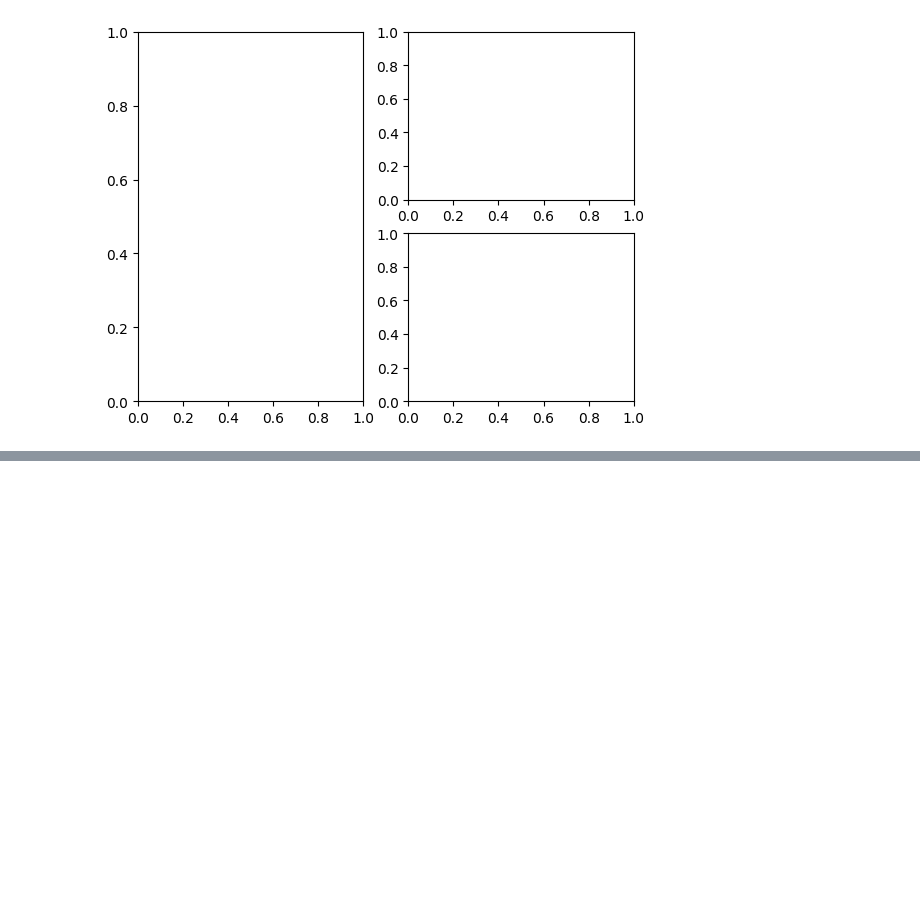
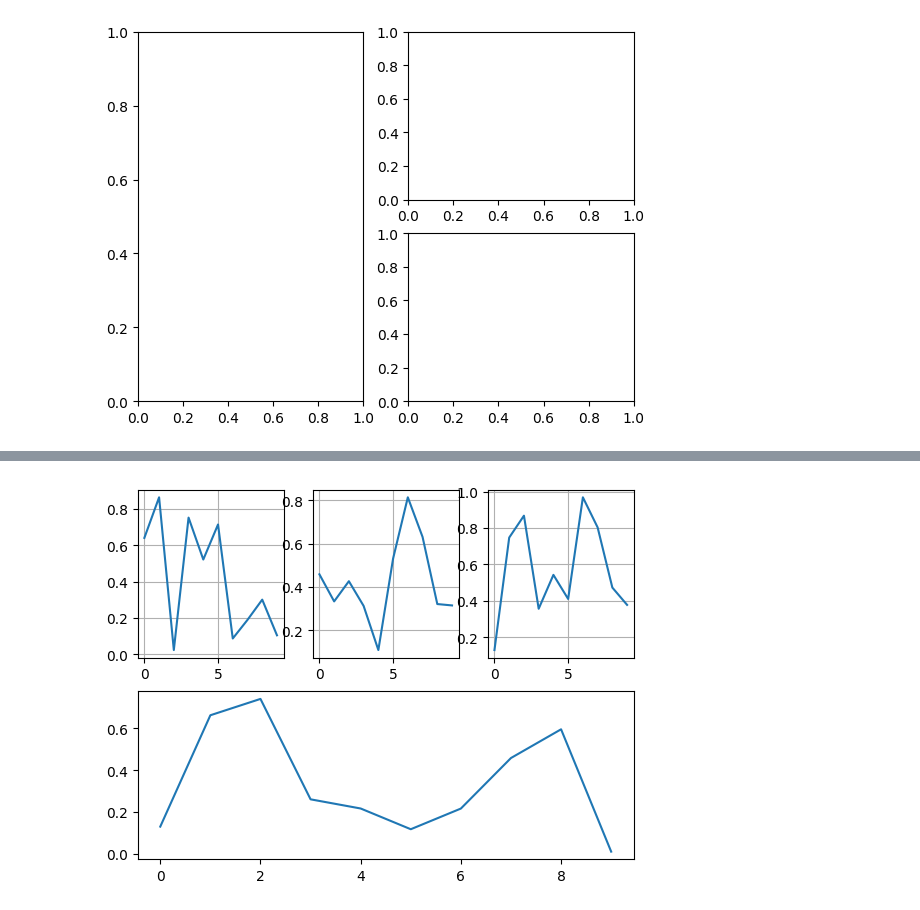
Before and after one commit to crissyro/base-of-DS, a Jupyter notebook: Basic of matplotlib.ipynb, the cells around one changed output, grey strips where cells are left out. Saved outputs shown, nothing was run; the diff lists cells and outputs as text; code cells hidden in the pictures; blank space fills up the shorter version.

```diff
--- a/Basic of matplotlib.ipynb
+++ b/Basic of matplotlib.ipynb
@@ -26,0 +40,15 @@ fig, axs = plt.subplot_mosaic([['left', 'right_top'],
+# %%
+ax1 = plt.subplot(2,3,1)
+plt.plot(np.random.random(10))
+ax2 = plt.subplot(2,3,2)
+plt.plot(np.random.random(10))
+ax3 = plt.subplot(2,3,3)
+plt.plot(np.random.random(10))
+ax4 = plt.subplot(2, 1, 2)
+plt.plot(np.random.random(10))
+
+ax1.grid()
+ax2.grid()
+ax3.grid()
+# %% [output]
+[figure, added]
```
Also changed, not shown: parts of 3 cells of this notebook.
